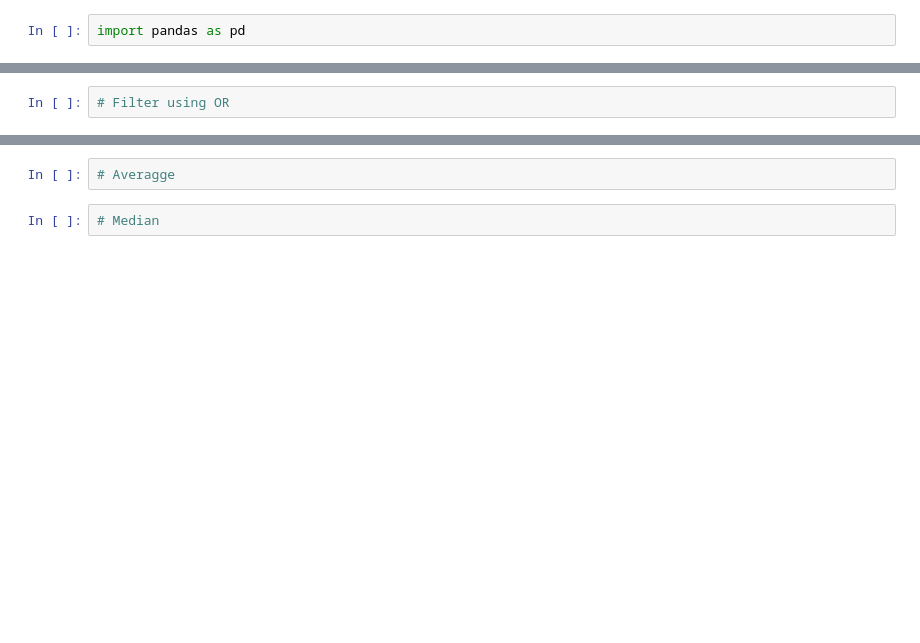
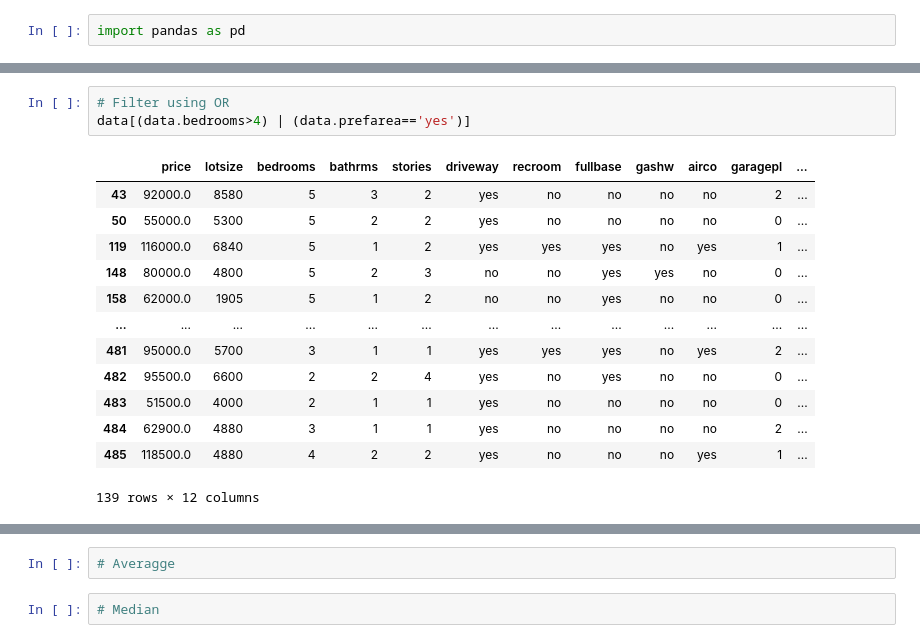
Before and after one commit to machinoAI/ai_crash_course, a Jupyter notebook: ml/libraries/pandas_dataframe.ipynb, the cells around one changed output, grey strips where cells are left out. Saved outputs shown, nothing was run; the diff lists cells and outputs as text; blank space fills up the shorter version.

```diff
--- a/ml/libraries/pandas_dataframe.ipynb
+++ b/ml/libraries/pandas_dataframe.ipynb
@@ -33,4 +199,19 @@ import pandas as pd
 # %%
 # Filter using OR
+data[(data.bedrooms>4) | (data.prefarea=='yes')]
+# %% [output]
+|  | price | lotsize | bedrooms | bathrms | stories | driveway | recroom | fullbase | gashw | airco | garagepl | ... |
+| 43 | 92000.0 | 8580 | 5 | 3 | 2 | yes | no | no | no | no | 2 | ... |
+| 50 | 55000.0 | 5300 | 5 | 2 | 2 | yes | no | no | no | no | 0 | ... |
+| 119 | 116000.0 | 6840 | 5 | 1 | 2 | yes | yes | yes | no | yes | 1 | ... |
+| 148 | 80000.0 | 4800 | 5 | 2 | 3 | no | no | yes | yes | no | 0 | ... |
+| 158 | 62000.0 | 1905 | 5 | 1 | 2 | no | no | yes | no | no | 0 | ... |
+| ... | ... | ... | ... | ... | ... | ... | ... | ... | ... | ... | ... | ... |
+| 481 | 95000.0 | 5700 | 3 | 1 | 1 | yes | yes | yes | no | yes | 2 | ... |
+| 482 | 95500.0 | 6600 | 2 | 2 | 4 | yes | no | yes | no | no | 0 | ... |
+| 483 | 51500.0 | 4000 | 2 | 1 | 1 | yes | no | no | no | no | 0 | ... |
+| 484 | 62900.0 | 4880 | 3 | 1 | 1 | yes | no | no | no | no | 2 | ... |
+| 485 | 118500.0 | 4880 | 4 | 2 | 2 | yes | no | no | no | yes | 1 | ... |
+139 rows × 12 columns
 # %%
 # Negate condition
```
Also changed, not shown: parts of 58 cells of this notebook.
